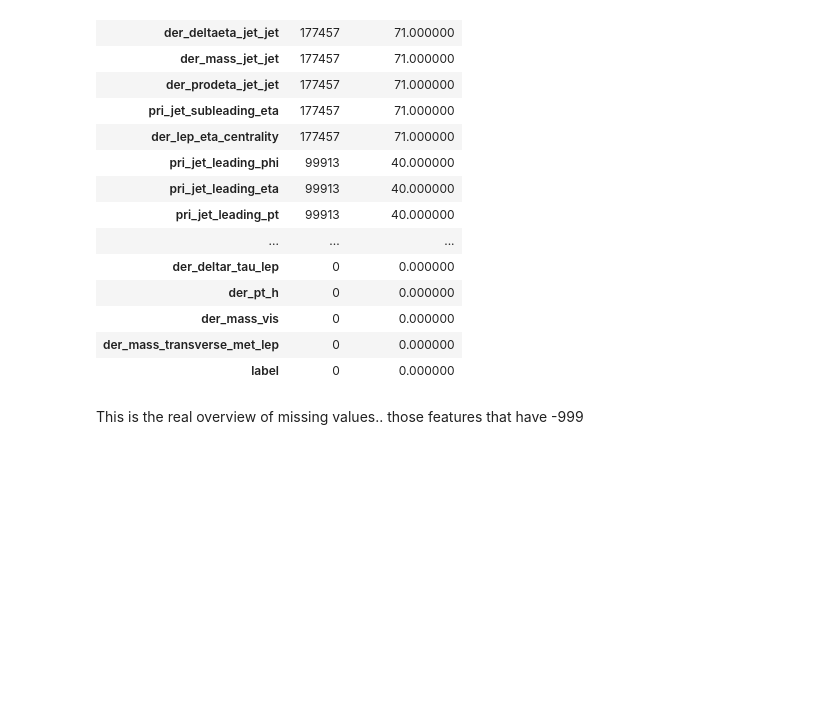
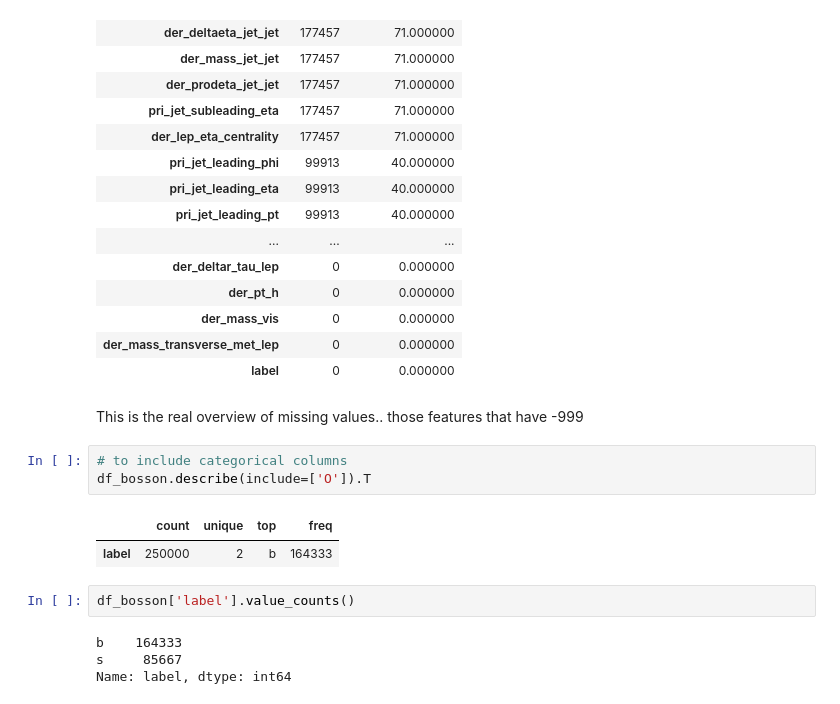
Before and after one commit to hmorales21/Higgs-Boson-Event_Detection, a Jupyter notebook: notebooks/hpa_classification_EDA.ipynb, the cells around one changed output. Saved outputs shown, nothing was run; the diff lists cells and outputs as text; blank space fills up the shorter version.

```diff
--- a/notebooks/hpa_classification_EDA.ipynb
+++ b/notebooks/hpa_classification_EDA.ipynb
@@ -125,3 +125,15 @@ f values :33
 | label | 0 | 0.000000 |
 # %% [markdown]
 This is the real overview of missing values.. those features that have -999
+# %%
+# to include categorical columns
+df_bosson.describe(include=['O']).T
+# %% [output]
+|  | count | unique | top | freq |
+| label | 250000 | 2 | b | 164333 |
+# %%
+df_bosson['label'].value_counts()
+# %% [output]
+b    164333
+s     85667
+Name: label, dtype: int64
```
Also changed, not shown: parts of 4 cells of this notebook, 2 other files.
